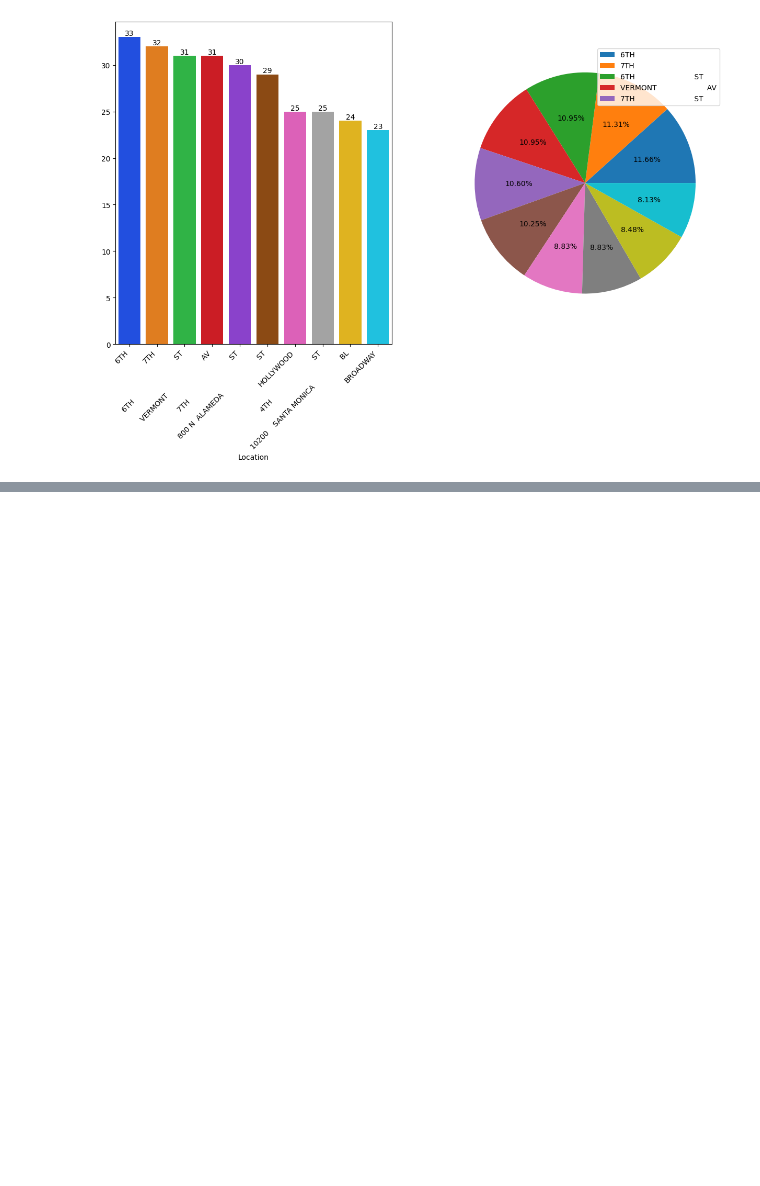
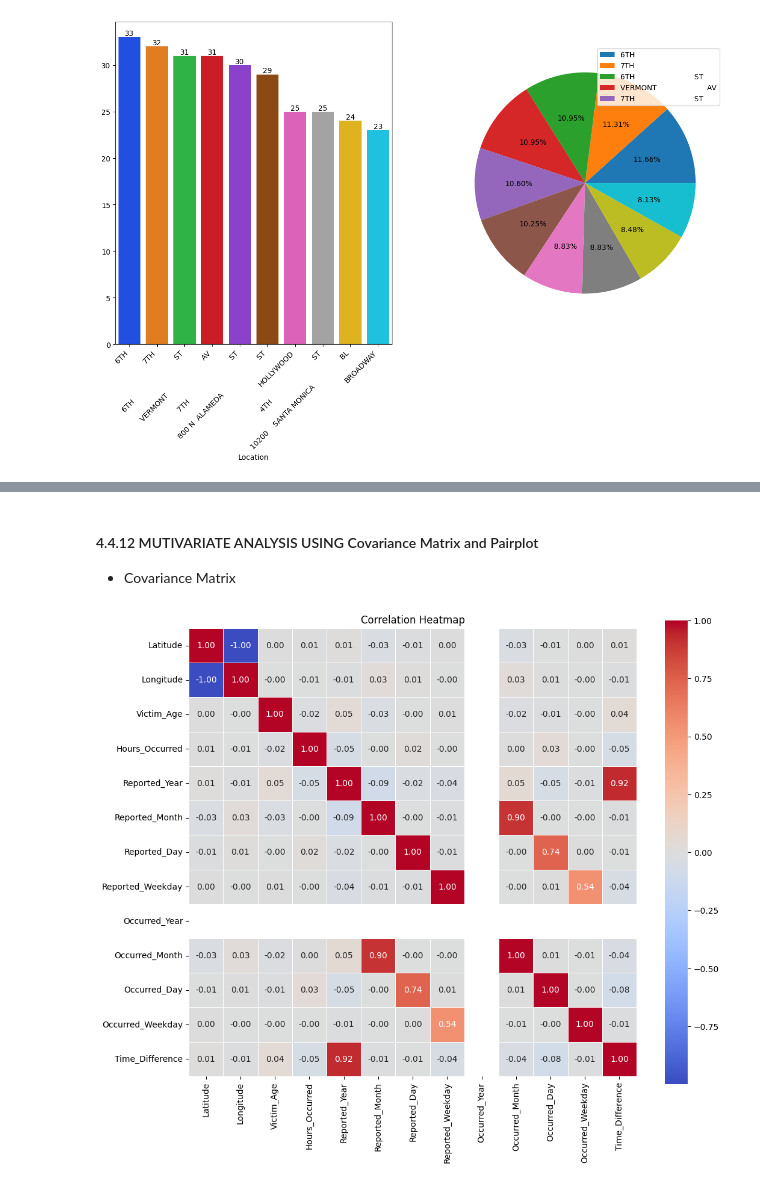
Before and after one commit to imran-nazir0011/CrimeCast-Forecasting-Crime-Categories, a Jupyter notebook: notebook/EDA.ipynb, the cells around one changed output, grey strips where cells are left out. Saved outputs shown, nothing was run; the diff lists cells and outputs as text; code cells hidden in the pictures; blank space fills up the shorter version.

```diff
--- a/notebook/EDA.ipynb
+++ b/notebook/EDA.ipynb
@@ -1008,0 +1074,16 @@ There is no significant relationship between Location and Crime_Category.
+# %% [markdown]
+#### 4.4.12 MUTIVARIATE ANALYSIS USING Covariance Matrix and Pairplot
+- Covariance Matrix
+# %%
+cor=df.select_dtypes(include='number').corr()
+
+plt.figure(figsize=(12, 10))
+
+sns.heatmap(cor,fmt='.2f',cmap='coolwarm',square=True,linewidths=0.5,annot=True)
+
+
+plt.title('Correlation Heatmap')
+
+plt.show()
+# %% [output]
+[figure, added]
```
Also changed, not shown: parts of 28 cells of this notebook.
